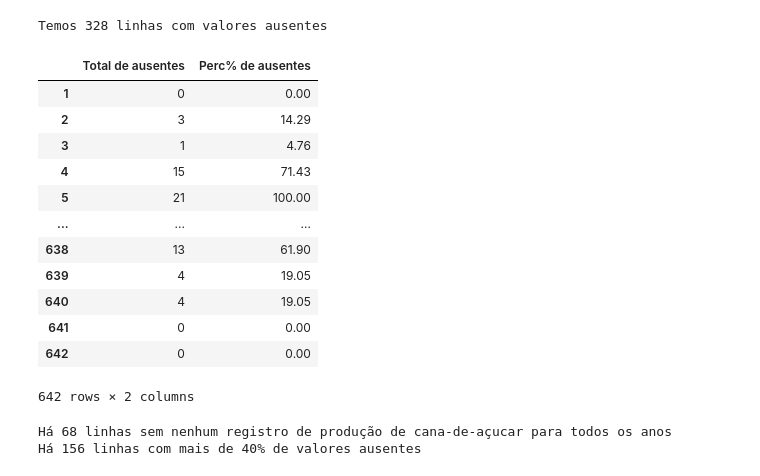
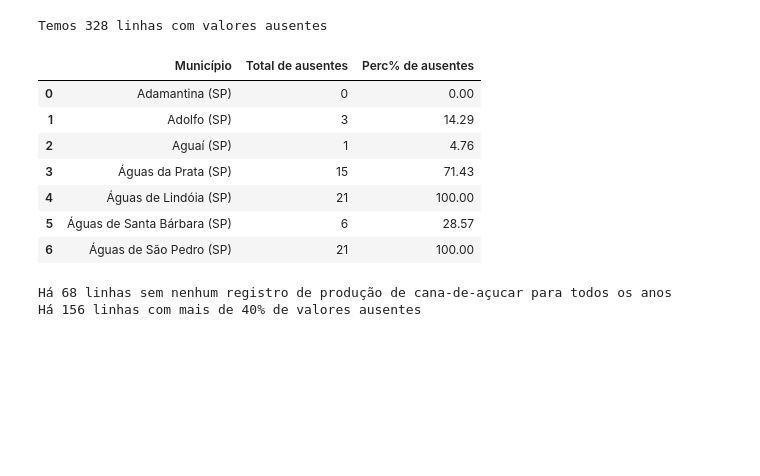
Before and after one commit to neli12/time-series-productivity-sp, a Jupyter notebook: Analisis e limpeza de dados.ipynb, the cells around one changed output. Saved outputs shown, nothing was run; the diff lists cells and outputs as text; code cells hidden in the pictures; blank space fills up the shorter version.

```diff
--- a/Analisis e limpeza de dados.ipynb
+++ b/Analisis e limpeza de dados.ipynb
@@ -74,6 +72,6 @@ memory usage: 120.4+ KB
 Todas as colunas foram lidas como 'object'. Por isso precisamos converter para numerico
 # %%
 # Selecionar as colunas a converter
-cols = dat.columns.drop(["Cód.", "Município"])
+cols = dat.columns.drop(["Cód.", "Município"]).tolist()
 cols
 # %% [output]
@@ -84,6 +95,6 @@ Index(['2000', '2001', '2002', '2003', '2004', '2005', '2006', '2007', '2008',
 # %%
 # Converter colunas para tipo numerico
-dat[cols] = dat[cols].apply(pd.to_numeric, errors = 'coerce')
+dat[cols] = dat[cols].apply(pd.to_numeric)
 dat.head()
 # %% [output]
 |  | Cód. | Município | 2000 | 2001 | 2002 | 2003 | 2004 | 2005 | 2006 | 2007 | ... | ... |
@@ -187,23 +264,18 @@ Temos 328 linhas com valores ausentes
 # %%
 ## Criar um dataframe com o cálculo da porcentagem de valores ausentes para cada linha
 rows_missing = dat.isnull().sum(axis=1)
 rows_perc = round(((rows_missing / 21) * 100), 2)
-mis_val_table = pd.concat([rows_missing, rows_perc], axis = 1)
+mis_val_table = pd.concat([dat['Município'], rows_missing, rows_perc], axis = 1)
 mis_val_table.rename(columns = {0: 'Total de ausentes', 1: 'Perc% de ausentes'}, inplace = True)
-mis_val_table
+mis_val_table.head(7)
 # %% [output]
-|  | Total de ausentes | Perc% de ausentes |
-| 1 | 0 | 0.00 |
-| 2 | 3 | 14.29 |
-| 3 | 1 | 4.76 |
-| 4 | 15 | 71.43 |
-| 5 | 21 | 100.00 |
-| ... | ... | ... |
-| 638 | 13 | 61.90 |
-| 639 | 4 | 19.05 |
-| 640 | 4 | 19.05 |
-| 641 | 0 | 0.00 |
-| 642 | 0 | 0.00 |
+|  | Município | Total de ausentes | Perc% de ausentes |
+| 0 | Adamantina (SP) | 0 | 0.00 |
+| 1 | Adolfo (SP) | 3 | 14.29 |
+| 2 | Aguaí (SP) | 1 | 4.76 |
+| 3 | Águas da Prata (SP) | 15 | 71.43 |
+| 4 | Águas de Lindóia (SP) | 21 | 100.00 |
+| 5 | Águas de Santa Bárbara (SP) | 6 | 28.57 |
+| 6 | Águas de São Pedro (SP) | 21 | 100.00 |
-642 rows × 2 columns
 # %%
 # Contar as linhas com 100% e > 50% de valores ausentes
```
Also changed, not shown: parts of 31 cells of this notebook.
